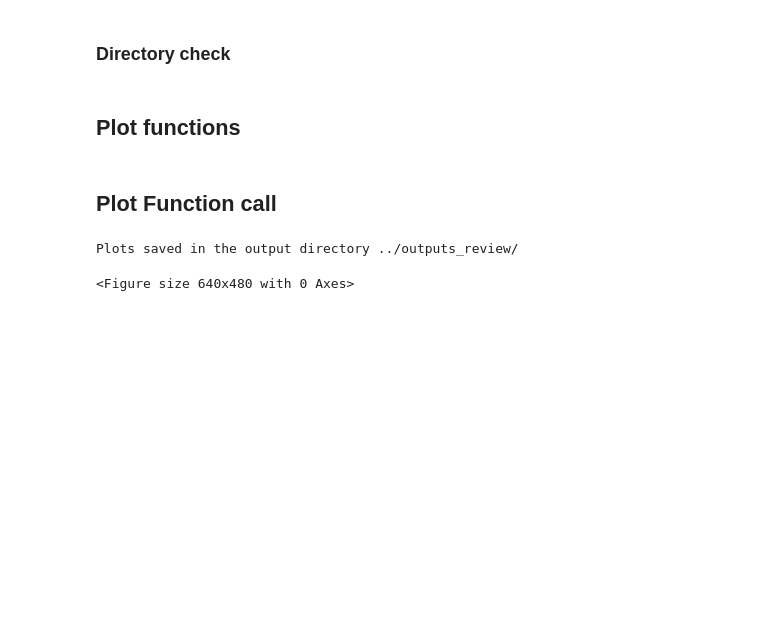
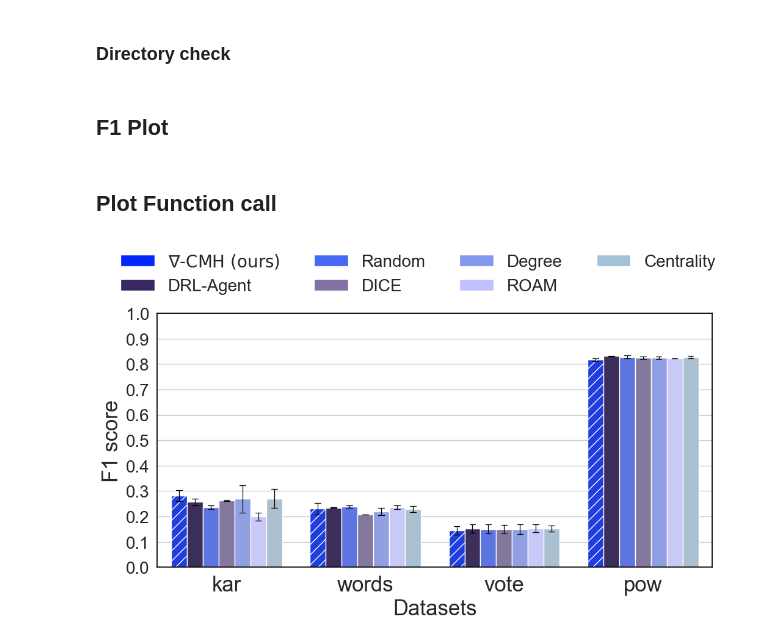
Before and after one commit to hercolelab/community-membership-hiding, a Jupyter notebook: notebooks/plot_all_datasets.ipynb, the cells around one changed output. Cells and saved outputs as stored; diff of their text form; code cells hidden in the pictures; blank space fills up the shorter version.

Commit message:
notebook for plots completed

```diff
--- a/notebooks/plot_all_datasets.ipynb
+++ b/notebooks/plot_all_datasets.ipynb
@@ -36,10 +37,17 @@ class DetectionAlgorithmsNames(Enum):
     """Enum class for the detection algorithms"""
 
     GRE = "greedy"
+    LOUV = "louvain"
+    WALK = "walktrap"
+    LEID = "leiden"
     INF = "infomap"
     LAB = "label_propagation"
-    LOUV = "louvain"
-    WALK = "walktrap"
+    EIG = "leading_eigenvector"
+    BTW = "edge_betweenness"
+    SPIN = "spinglass"
+    SCD = "scd"
+    LOC = "locale"
+    DGC = "dgcluster"
 
 class EvasionAlgorithmsNames(Enum):
     RAND = "random"
@@ -79,21 +87,22 @@ taus = [0.5]
 
 metrics = ["goal","nmi","f1","time","steps"]
 
-results_dir = "../outputs_review/runs/"
-plots_dir = "/plots/"
-outputs_dir = "../outputs_review/"
+results_dir = "../outputs_review/runs"
+outputs_dir = "../outputs_review"
+save_dir = "../outputs_review/all_datasets"
 
 #seeds = [22,2025,42]
 seeds = [22,2025]
 # %% [markdown]
 ### Directory check
 # %%
-for dataset in datasets:
-    for alg in detection_algs:
-        for tau in taus:
-            for c_beta in budget_factors:
-                dataset_name = getattr(DatasetNames, dataset).value
-                alg_name = getattr(DetectionAlgorithmsNames, alg).value
-                check_dir(results_dir + f"{dataset_name}/{alg_name}/tau_{tau}/betaFactor_{c_beta}"+ plots_dir)
+for seed in seeds:
+    for dataset in datasets:
+        for alg in detection_algs:
+            for tau in taus:
+                for c_beta in budget_factors:
+                    dataset_name = getattr(DatasetNames, dataset).value
+                    alg_name = getattr(DetectionAlgorithmsNames, alg).value
+                    check_dir(results_dir + f"/seed_{seed}/{dataset_name}/{alg_name}/tau_{tau}/betaFactor_{c_beta}/plots/")
 # %% [markdown]
-## Plot functions
+## F1 Plot
@@ -100,7 +269,12 @@ for dataset in datasets:
 # %% [markdown]
 ## Plot Function call
-# %%
-plot_metrics(evasion_algs, datasets, detection_algs, budget_factors, taus, metrics, output_dir, plots_dir)
-# %% [output]
-Plots saved in the output directory ../outputs_review/
-<Figure size 640x480 with 0 Axes>
+# %%
+plot_f1_all_datasets(
+    datasets= ["KAR", "WORDS", "VOTE", "POW"],
+    detection_algs= ["DGC"],
+    seeds=[22,2025],
+    taus=[0.5],
+    betas=[1],
+)
+# %% [output]
+[figure, added]
```
Also changed, not shown: parts of 2 cells of this notebook, 3 other files.
